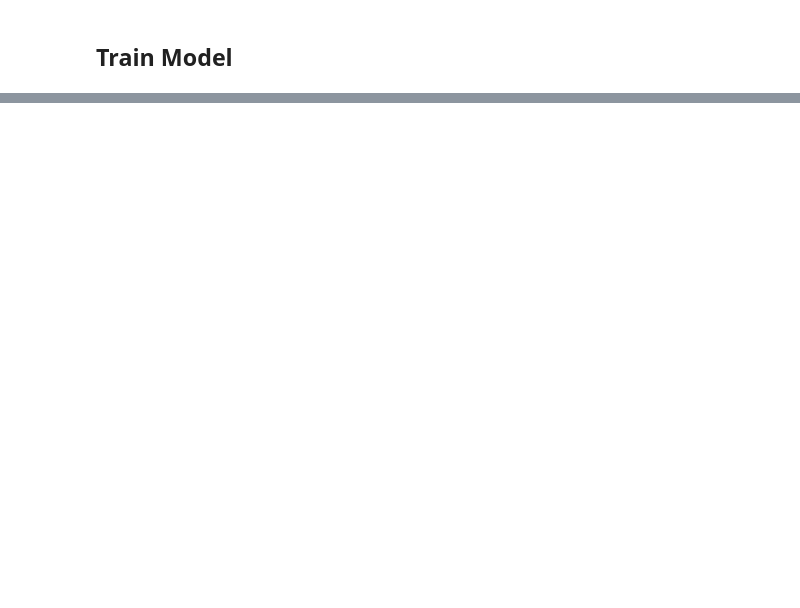
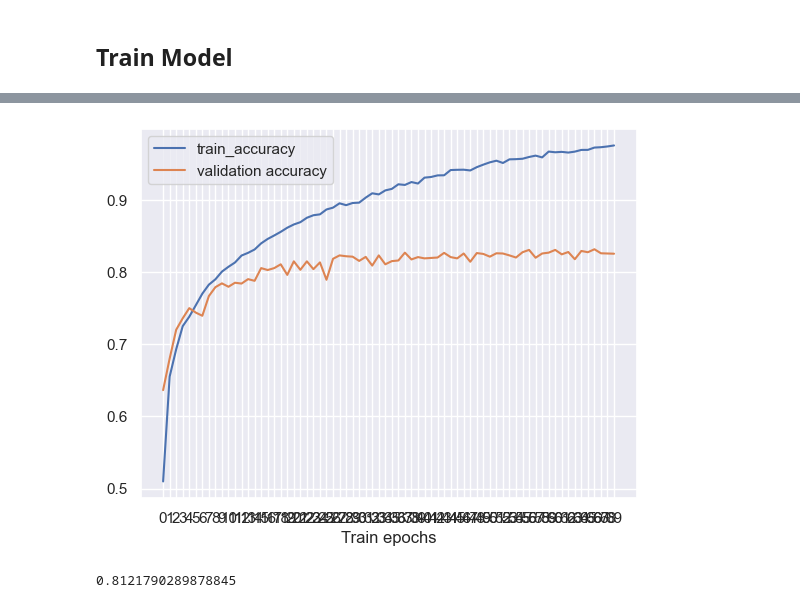
Before and after one commit to ykinakin/w207_final_project, a Jupyter notebook: scene_classification.ipynb, the cells around one changed output, grey strips where cells are left out. Cells and saved outputs as stored; diff of their text form; code cells hidden in the pictures; blank space fills up the shorter version.

Commit message:
updated models and results

```diff
--- a/scene_classification.ipynb
+++ b/scene_classification.ipynb
@@ -169,4 +245,4 @@ history = model.fit(
     batch_size=16,
     validation_data=(val_X, val_Y),
     # validation_split=0.10,
-    verbose=0)
+    verbose=True)
@@ -192,0 +287,5 @@ print(test_accuracy)
+# %%
+normalization_layer = tf.keras.layers.Rescaling(1./255)
+normalized_train_X = normalization_layer(train_X)
+normalized_val_X = normalization_layer(val_X)
+normalized_test_X = normalization_layer(test_X)
@@ -192,0 +397,18 @@ print(test_accuracy)
+# %%
+
+input_shape = normalized_train_X.shape[1:]
+model = build_2d_cnn_model2(n_classes=len(classes),
+                      input_shape=input_shape,
+                      optimizer='Adam',
+                      learning_rate=.00005)
+# %%
+print('Training...')
+n_epochs = 70
+history = model.fit(
+    x=train_X,
+    y=train_Y,
+    epochs=n_epochs,
+    batch_size=32,
+    validation_data=(val_X, val_Y),
+    # validation_split=0.10,
+    verbose=True)
@@ -192,0 +455,18 @@ print(test_accuracy)
+# %%
+train_accuracy = history.history['accuracy']
+val_accuracy = history.history['val_accuracy']
+plt.plot(train_accuracy, label='train_accuracy')
+plt.plot(val_accuracy, label='validation accuracy')
+plt.xticks(range(n_epochs))
+plt.xlabel('Train epochs')
+plt.legend()
+plt.show()
+
+model_eval = model.evaluate(x=test_X, y=test_Y, verbose=0,
+                             return_dict=True)
+
+test_accuracy = model_eval['accuracy']
+print(test_accuracy)
+# %% [output]
+[figure, added]
+0.8121790289878845
```
Also changed, not shown: parts of 30 cells of this notebook.
